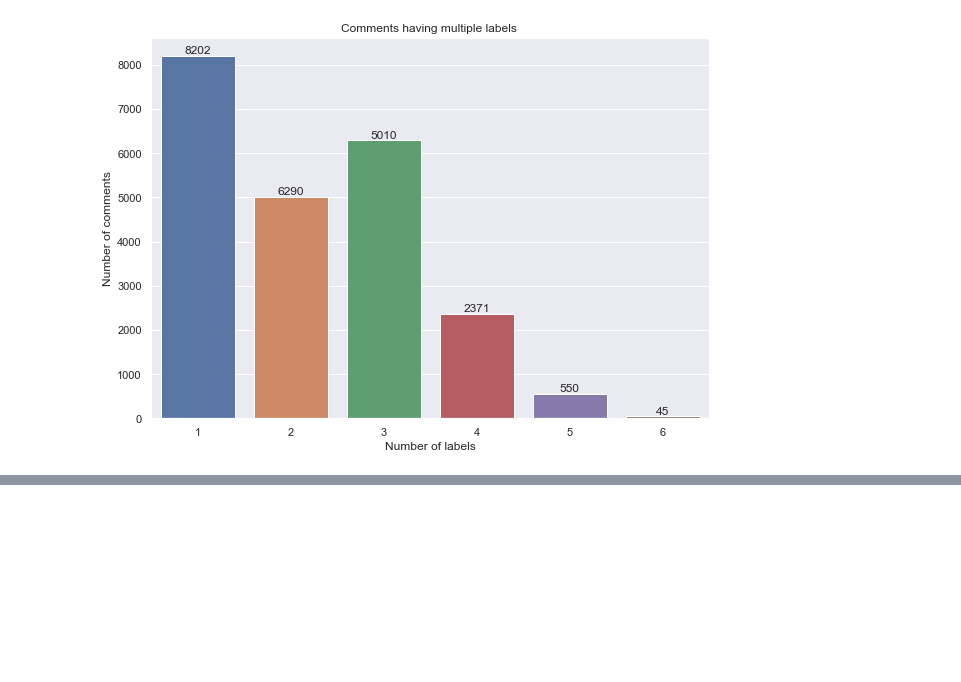
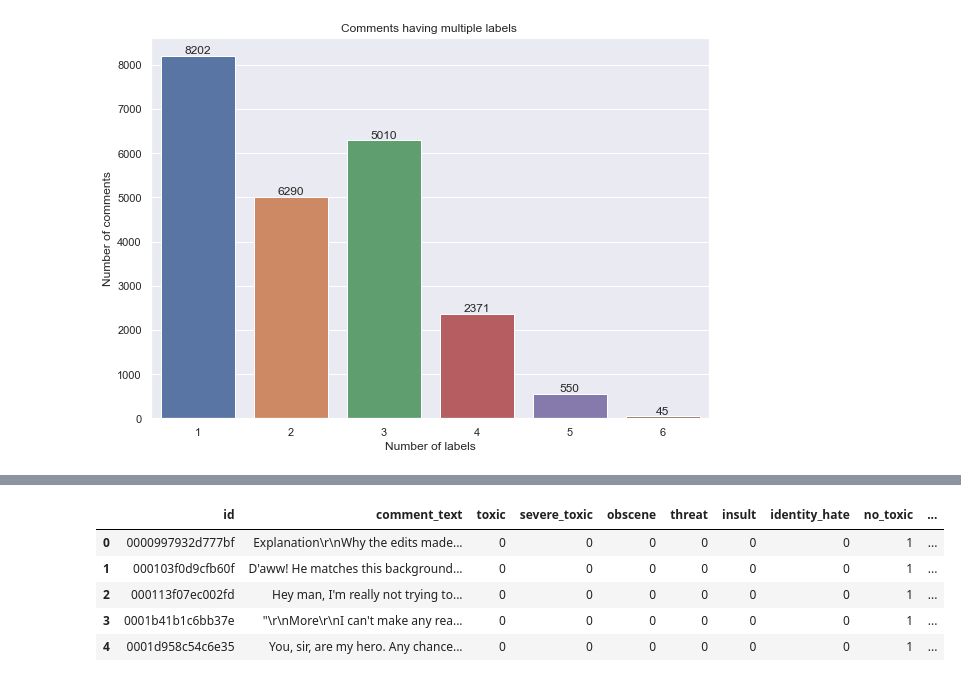
Before and after one commit to francescogemignani/Toxic-Comments-Classification-Challenge, a Jupyter notebook: Untitled.ipynb, the cells around one changed output, grey strips where cells are left out. Cells and saved outputs as stored; diff of their text form; code cells hidden in the pictures; blank space fills up the shorter version.

```diff
--- a/Untitled.ipynb
+++ b/Untitled.ipynb
@@ -203,0 +218,29 @@ plt.show()
+# %%
+def clean_text(text):
+    text = text.encode("ascii", errors="ignore").decode() #Remove non ASCII
+    text = text.lower()
+    text = contractions.fix(text) #Remove contractions (i'm --> i am)
+    #text = spell(text) # Spelling is slow
+    text = re.sub(r"\d{1,3}\.\d{1,3}\.\d{1,3}\.\d{1,3}", "", text) #Remove IP Address
+    text = re.sub(r"https?://\S+|www\.\S+", "", text) #Remove URLs
+    text = re.sub(r"(?:^|(?<=[^\w@.)]))([\w+-](\.(?!\.))?)*?[\w+-]@(?:\w-?)*?\w+(\.([a-z]{2,})){1,3}(?:$|(?=\b))", "", text) #Remove Email
+
+    #text = re.sub(r'[]!"$%&\'()*+,./:;=#@?[\\^_`{|}~-]+', "", text) Remove punctuation (si vuole fare?)
+
+    return text
+# %%
+import tqdm
+
+clean_texts=[]
+for text in tqdm.tqdm(df.comment_text):
+    clean_texts.append(clean_text(text))
+# %%
+df['clean_text'] = clean_texts
+df.head()
+# %% [output]
+|  | id | comment_text | toxic | severe_toxic | obscene | threat | insult | identity_hate | no_toxic | ... |
+| 0 | 0000997932d777bf | Explanation\r\nWhy the edits made... | 0 | 0 | 0 | 0 | 0 | 0 | 1 | ... |
+| 1 | 000103f0d9cfb60f | D'aww! He matches this background... | 0 | 0 | 0 | 0 | 0 | 0 | 1 | ... |
+| 2 | 000113f07ec002fd | Hey man, I'm really not trying to... | 0 | 0 | 0 | 0 | 0 | 0 | 1 | ... |
+| 3 | 0001b41b1c6bb37e | "\r\nMore\r\nI can't make any rea... | 0 | 0 | 0 | 0 | 0 | 0 | 1 | ... |
+| 4 | 0001d958c54c6e35 | You, sir, are my hero. Any chance... | 0 | 0 | 0 | 0 | 0 | 0 | 1 | ... |
```
Also changed, not shown: parts of 13 cells of this notebook, 1 other file.
